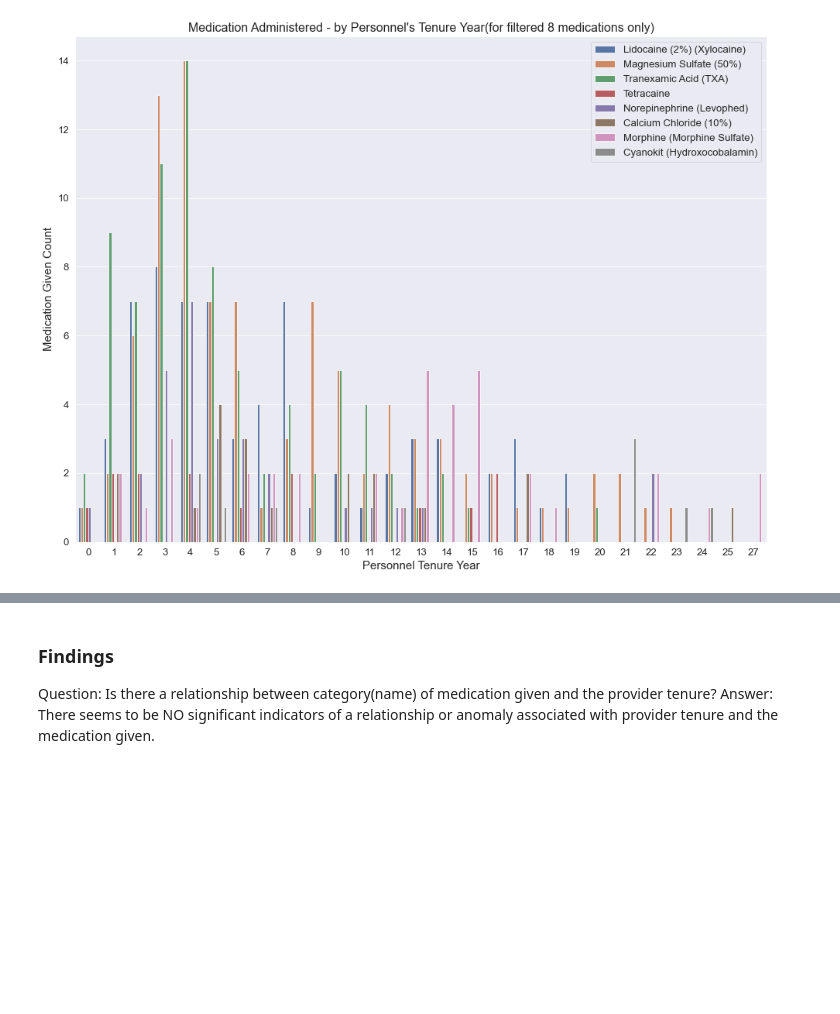
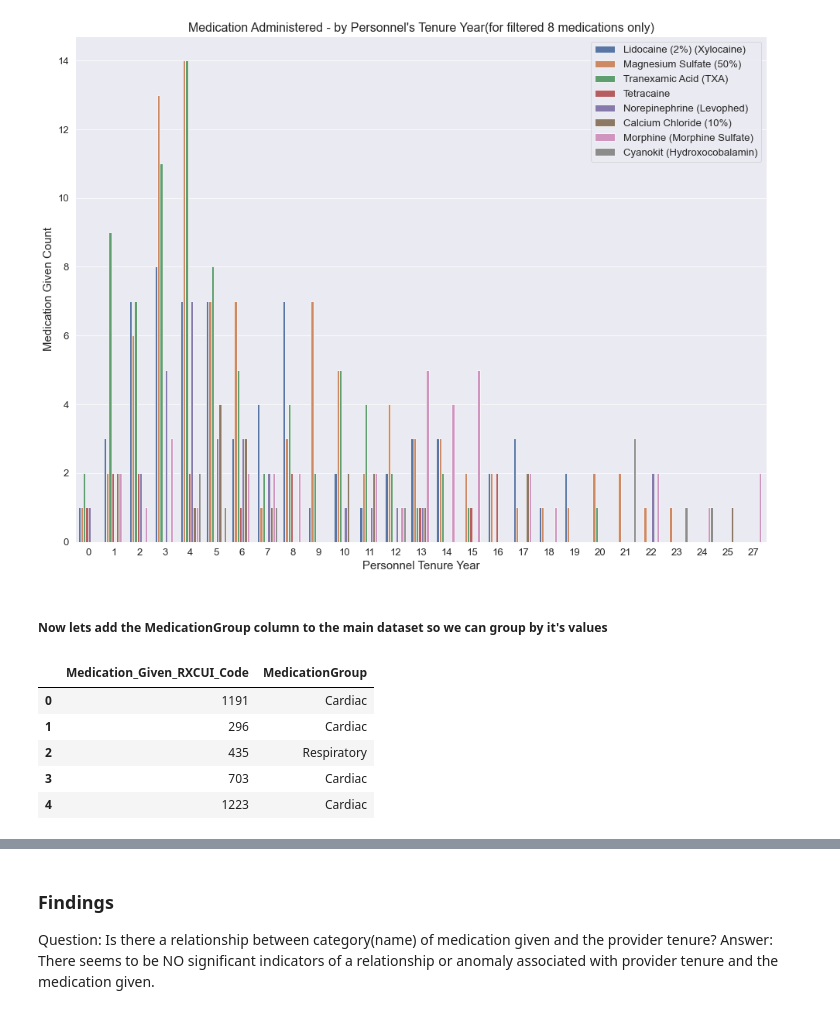
Before and after one commit to data-rescue/ems-analytics, a Jupyter notebook: notebooks/20210323-au-medication-tenure-relation.ipynb, the cells around one changed output, grey strips where cells are left out. Drawn from its saved outputs; the diff is of its cells as text; code cells hidden in the pictures; blank space fills up the shorter version.

```diff
--- a/notebooks/20210323-au-medication-tenure-relation.ipynb
+++ b/notebooks/20210323-au-medication-tenure-relation.ipynb
@@ -1102,3 +1102,5 @@ plt.legend(loc='upper right')
 # %% [output]
 <matplotlib.legend.Legend at 0x...>
 [figure]
+# %% [markdown]
+##### Now lets add the MedicationGroup column to the main dataset so we can group by it's values
@@ -1104,0 +1111,9 @@ plt.legend(loc='upper right')
+# %%
+dfmedicationClasses.head(5)
+# %% [output]
+|  | Medication_Given_RXCUI_Code | MedicationGroup |
+| 0 | 1191 | Cardiac |
+| 1 | 296 | Cardiac |
+| 2 | 435 | Respiratory |
+| 3 | 703 | Cardiac |
+| 4 | 1223 | Cardiac |
```
Also changed, not shown: parts of 3 cells of this notebook.
